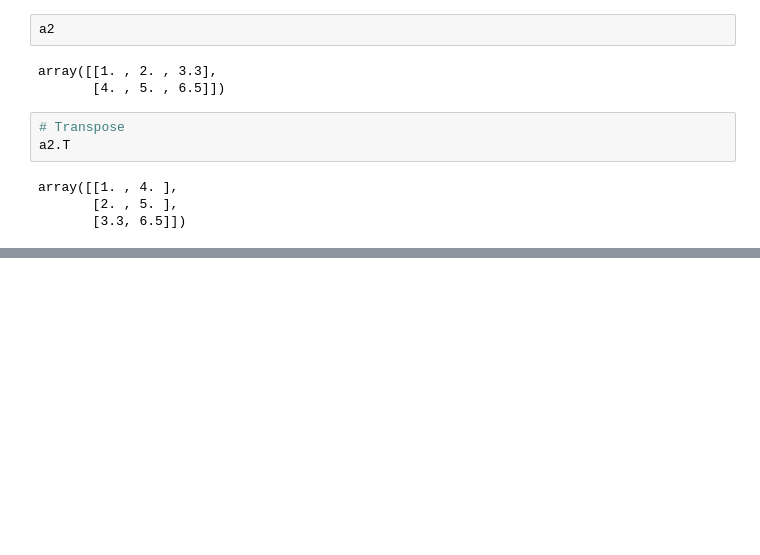
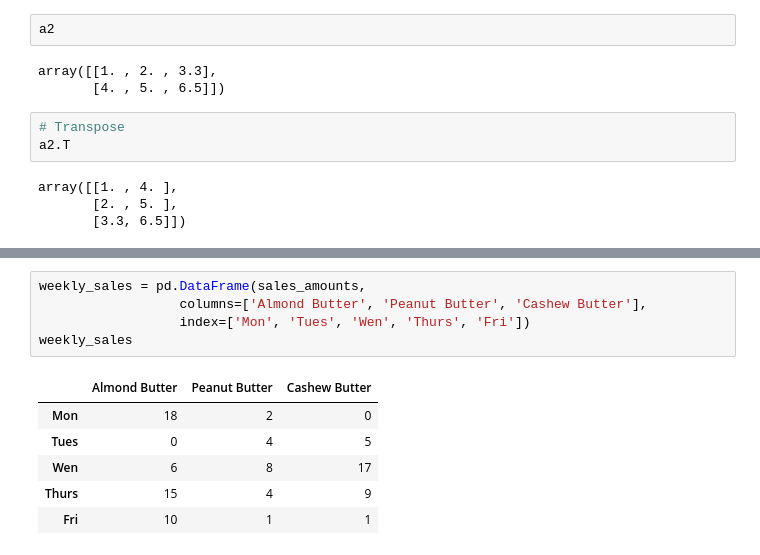
Before and after one commit to Matus-Dubrava/ml, a Jupyter notebook: numpy/basic_operations.ipynb, the cells around one changed output, grey strips where cells are left out. Saved outputs shown, nothing was run; the diff lists cells and outputs as text; blank space fills up the shorter version.

```diff
--- a/numpy/basic_operations.ipynb
+++ b/numpy/basic_operations.ipynb
@@ -455,0 +511,12 @@ array([[1. , 4. ],
+# %%
+weekly_sales = pd.DataFrame(sales_amounts,
+                  columns=['Almond Butter', 'Peanut Butter', 'Cashew Butter'],
+                  index=['Mon', 'Tues', 'Wen', 'Thurs', 'Fri'])
+weekly_sales
+# %% [output]
+|  | Almond Butter | Peanut Butter | Cashew Butter |
+| Mon | 18 | 2 | 0 |
+| Tues | 0 | 4 | 5 |
+| Wen | 6 | 8 | 17 |
+| Thurs | 15 | 4 | 9 |
+| Fri | 10 | 1 | 1 |
```
Also changed, not shown: parts of 31 cells of this notebook.
